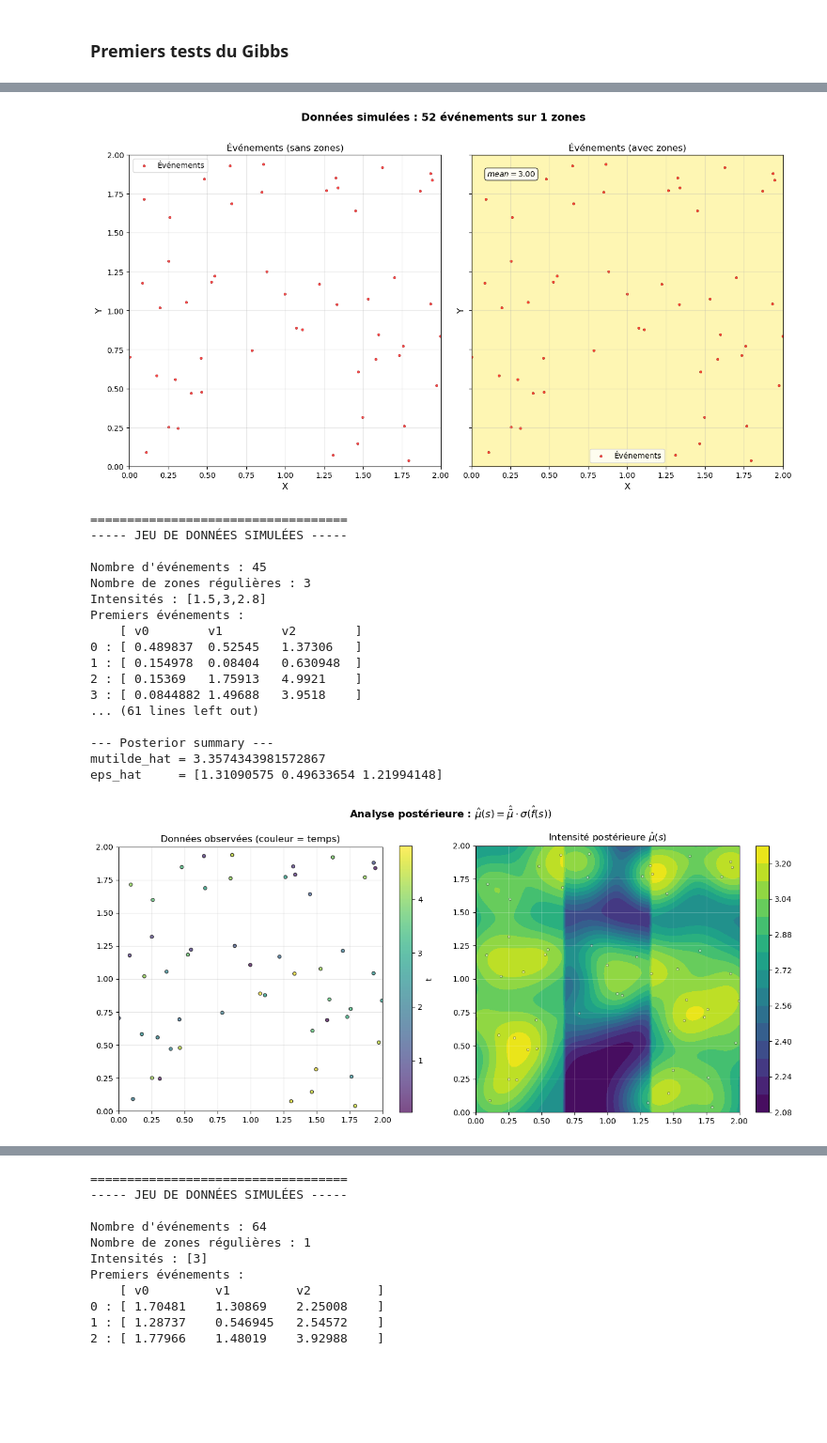
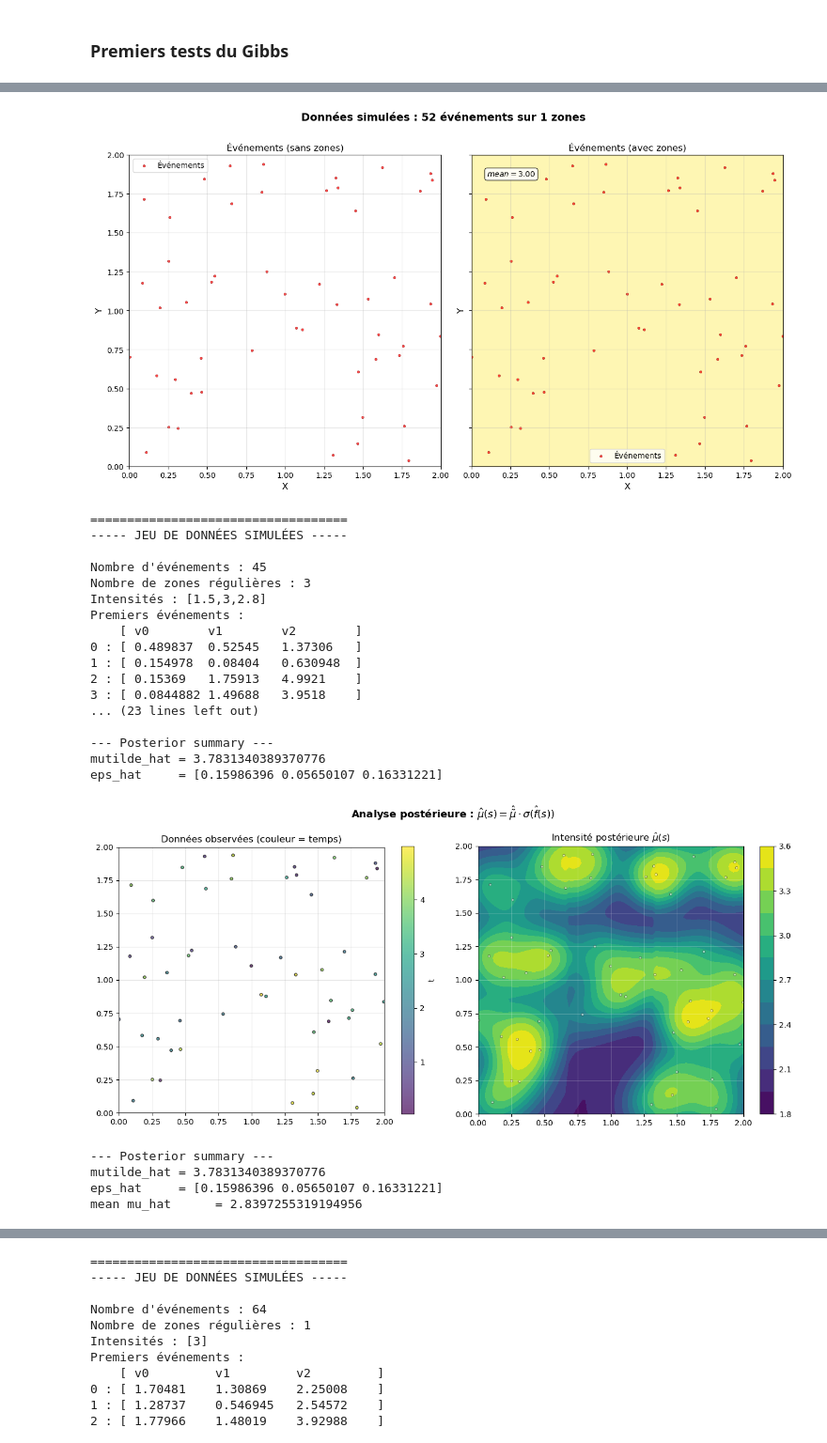
Before and after one commit to IbraSey/phdseydi, a Jupyter notebook: spatial_density_estimation/gp_spatial/brouillon_gp_spatial.ipynb, the cells around one changed output, grey strips where cells are left out. Shown at 94% size. Drawn from its saved outputs; the diff is of its cells as text; code cells hidden in the pictures; blank space fills up the shorter version.

```diff
--- a/spatial_density_estimation/gp_spatial/brouillon_gp_spatial.ipynb
+++ b/spatial_density_estimation/gp_spatial/brouillon_gp_spatial.ipynb
@@ -26,10 +26,10 @@ def plot_field(field, mode="plot", ax=None, title=None, vmin=None, vmax=None, ad
         fig, ax_local = plt.subplots(figsize=(6, 4))
     elif mode == "subplot":
         if ax is None:
-            raise ValueError("En mode 'subplot', fournir un axe via le paramètre ax.")
+            raise ValueError("En mode 'subplot', fournir un axe via le paramètre ax")
         fig, ax_local = ax.figure, ax
     else:
-        raise ValueError("mode doit être 'plot' ou 'subplot'.")
+        raise ValueError("mode doit être 'plot' ou 'subplot' !")
 
     contour = ax_local.contourf(X, Y, Z, levels=15, vmin=vmin, vmax=vmax)
     if add_colorbar:
@@ -1022,6 +1074,7 @@ def generate_data(
     n_cols=3,
     n_rows=1,
     mus=6.0,
+    f = None,
     rng_seed=0
 ):
     """
@@ -1036,12 +1089,12 @@ def generate_data(
     dy = (ymax - ymin) / n_rows
     J = n_rows * n_cols
 
-    if np.isscalar(mus):
-        mus_vec = ot.Point([float(mus)] * J)
+    if np.isscalar(mus) :
+        mus_vec = ot.Point([mus] * J)
     else:
-        mus_vec = ot.Point(mus) if not isinstance(mus, ot.Point) else mus
+        mus_vec = ot.Point(mus)
 
-    if len(mus_vec) != J:
+    if len(mus_vec) != J :
         raise ValueError(f"mus doit avoir {J} éléments, pour l'instant mus a {len(mus_vec)} éléments")
 
     zones = []
@@ -1069,7 +1122,7 @@ def generate_data(
     if not all_samples:
         X = ot.Sample(0, 3)
     else:
-        X_array = np.vstack([np.array(s) for s in all_samples])
+        X_array = np.vstack(all_samples)
         #np.random.shuffle(X_array)
         X = ot.Sample(X_array.tolist())
 
@@ -1227,15 +1280,17 @@ Premiers événements :
 # %% [markdown]
 ### Premiers tests du Gibbs
 # %%
-X_bounds=(0.0, 2.0)
-Y_bounds=(0.0, 2.0)
-T=5.0
-nu=[2.5, 0.15, 0.15]
-n_iter=5000
-burn_in=0.3
+X_bounds = (0.0, 2.0)
+Y_bounds = (0.0, 2.0)
+T = 5.0
+nu = [2.5, 0.15]
+n_iter = 1000
+burn_in = 0.3
 seed = 1
+delta = [0.1, 0.01]
+n_chains = 1       # Pour calcul rhat
 
-# 1) Génération des données
+
 X, zones, Xb, Yb, T_sim, mus_vec = generate_data(
     X_bounds=X_bounds,
     Y_bounds=Y_bounds,
@@ -1243,7 +1298,13 @@ X, zones, Xb, Yb, T_sim, mus_vec = generate_data(
     n_cols=1,
     n_rows=1,
     mus=3.0,
-    rng_seed=seed)
+    rng_seed=seed
+)
+
+N = X.getSize()
+x_pt = ot.Point([float(X[i, 0]) for i in range(N)])
+y_pt = ot.Point([float(X[i, 1]) for i in range(N)])
+t_pt = ot.Point([float(X[i, 2]) for i in range(N)])
 
 plot_poisson_zones_data(
     X=X,
@@ -1262,28 +1323,27 @@ X2, zones2, Xb2, Yb2, T_sim2, mus_vec2 = generate_data(
     n_cols=3,
     n_rows=1,
     mus=(1.5, 3.0, 2.8),
-    rng_seed=seed);
+    rng_seed=seed
+)
 
-# 2) Areas
-Areas = [(poly, 0.0) for poly in zones2]
+polygons = zones2
+zones_prepared = [prep(p) for p in polygons]
+Areas = [(zp, 0.0) for zp in zones_prepared]
 
-# 3) Gibbs
 sampler = SGCP_GibbsSampler(
     X_bounds=Xb,
     Y_bounds=Yb,
     T=T_sim,
     Areas=Areas,
+    polygons=polygons,
     nu=nu,
     a_mu=1.0,
     b_mu=1.0,
+    delta=delta,
     jitter=1e-5,
     rng_seed=seed
 )
 
-N = X.getSize()
-x_pt = ot.Point([float(X[i, 0]) for i in range(N)])
-y_pt = ot.Point([float(X[i, 1]) for i in range(N)])
-t_pt = ot.Point([float(X[i, 2]) for i in range(N)])
 eps_init = ot.Point([0.0] * sampler.J)
 mu_init = float(max(np.asarray(mus_vec, dtype=float)))
 
@@ -1296,9 +1356,8 @@ results = sampler.run(
     n_iter=n_iter,
     verbose=True,
     verbose_every=100
-)
+    )
 
-# 4) Posterior summary
 post = sampler.posterior_summary(results, burn_in=burn_in)
 print("\n--- Posterior summary ---")
 print(f"mutilde_hat = {post['mutilde_hat']}")
@@ -1314,40 +1373,50 @@ out = sampler.plot_posterior_intensity(
     ny=80,
     burn_in=burn_in
 )
+
+post = sampler.posterior_summary(results, burn_in=burn_in)
+print("\n--- Posterior summary ---")
+print(f"mutilde_hat = {post['mutilde_hat']}")
+print(f"eps_hat     = {np.asarray(post['eps_hat'])}")
+print(f"mean mu_hat      = {out['mu_hat'].mean()}")
 # %% [output]
 ===================================
 ----- JEU DE DONNÉES SIMULÉES -----
 
 Nombre d'événements : 52
 Nombre de zones régulières : 1
 Intensités : [3]
 Premiers événements :
     [ v0       v1       v2       ]
 0 : [ 1.46951  0.608056 3.58457  ]
 1 : [ 0.464935 0.478386 4.47946  ]
 2 : [ 0.461069 0.693885 1.72796  ]
 3 : [ 0.253464 0.250575 4.2614   ]
 4 : [ 1.21961  1.16866  1.6608   ]
 ===================================
 [figure]
 ===================================
 ----- JEU DE DONNÉES SIMULÉES -----
 
 Nombre d'événements : 45
 Nombre de zones régulières : 3
 Intensités : [1.5,3,2.8]
 Premiers événements :
     [ v0        v1        v2        ]
 0 : [ 0.489837  0.52545   1.37306   ]
 1 : [ 0.154978  0.08404   0.630948  ]
 2 : [ 0.15369   1.75913   4.9921    ]
 3 : [ 0.0844882 1.49688   3.9518    ]
-... (61 lines left out)
+... (23 lines left out)
 
 --- Posterior summary ---
-mutilde_hat = 3.3574343981572867
-eps_hat     = [1.31090575 0.49633654 1.21994148]
+mutilde_hat = 3.7831340389370776
+eps_hat     = [0.15986396 0.05650107 0.16331221]
-[figure, old version]
+[figure, new version]
+--- Posterior summary ---
+mutilde_hat = 3.7831340389370776
+eps_hat     = [0.15986396 0.05650107 0.16331221]
+mean mu_hat      = 2.8397255319194956
 # %%
 sampler.plot_chains(results)
 # %% [output]
```
Also changed, not shown: parts of 21 cells of this notebook, 7 other files.
